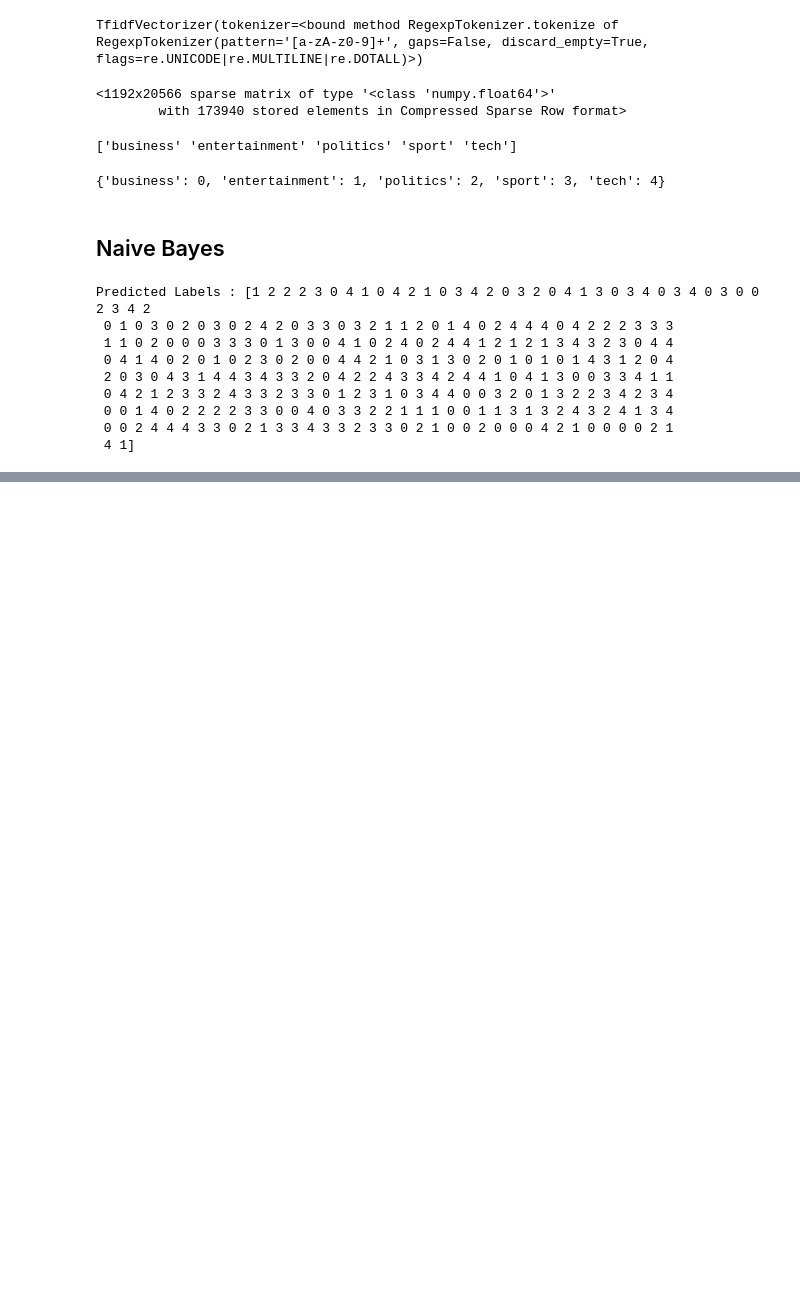
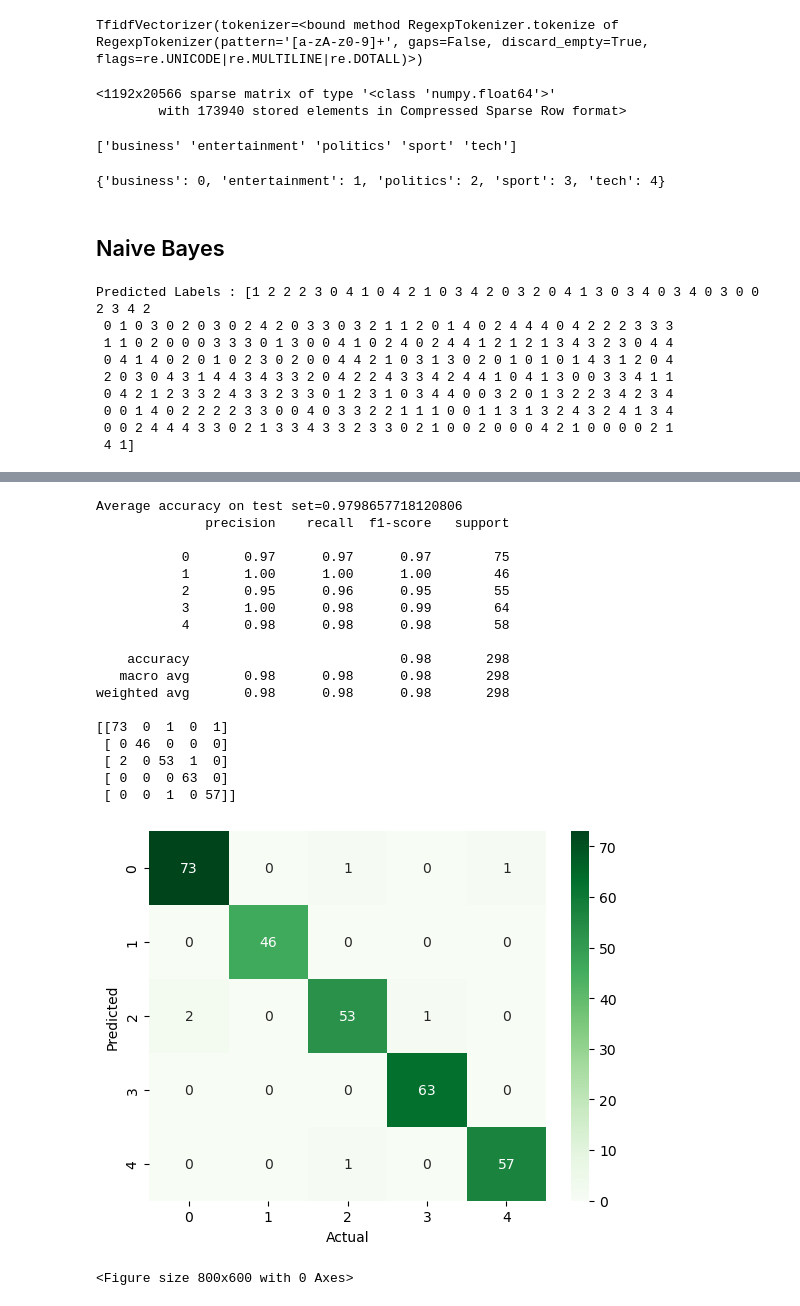
Before and after one commit to PardeepOhri1981/BBC_News_Articles_ML, a Jupyter notebook: DataSet/notebook.ipynb, the cells around one changed output, grey strips where cells are left out. Drawn from its saved outputs; the diff is of its cells as text; code cells hidden in the pictures; blank space fills up the shorter version.

```diff
--- a/DataSet/notebook.ipynb
+++ b/DataSet/notebook.ipynb
@@ -405,0 +468,11 @@ weighted avg       0.97      0.97      0.97       298
+# %%
+## Implement Complement Bayes
+
+from sklearn.naive_bayes import MultinomialNB, GaussianNB,BernoulliNB,CategoricalNB, ComplementNB
+model_CNB = ComplementNB()
+X_train_dense = X_Train_Transformed.toarray()
+
+model_CNB.fit(X_train_dense,y_train_transformed)
+X_test_dense = Tfidf_Vectorizer.transform(x_test).toarray()
+Y_predicted_CNB = model_CNB.predict(X_test_dense)
+print("Predicted Labels :", Y_predicted_CNB)
@@ -405,0 +489,27 @@ weighted avg       0.97      0.97      0.97       298
+# %%
+print('Average accuracy on test set={}'.format(np.mean(Y_predicted_CNB == label_fit.transform(y_test))))
+print(classification_report(Y_predicted_CNB,y_test_transformed))
+cm = confusion_matrix(y_test_transformed,Y_predicted_CNB)
+print(cm)
+plot_matrix(y_test_transformed, Y_predicted_CNB)
+# %% [output]
+Average accuracy on test set=0.9798657718120806
+              precision    recall  f1-score   support
+
+           0       0.97      0.97      0.97        75
+           1       1.00      1.00      1.00        46
+           2       0.95      0.96      0.95        55
+           3       1.00      0.98      0.99        64
+           4       0.98      0.98      0.98        58
+
+    accuracy                           0.98       298
+   macro avg       0.98      0.98      0.98       298
+weighted avg       0.98      0.98      0.98       298
+
+[[73  0  1  0  1]
+ [ 0 46  0  0  0]
+ [ 2  0 53  1  0]
+ [ 0  0  0 63  0]
+ [ 0  0  1  0 57]]
+[figure, added]
+<Figure size 800x600 with 0 Axes>
```
Also changed, not shown: parts of 23 cells of this notebook, 1 other file.
